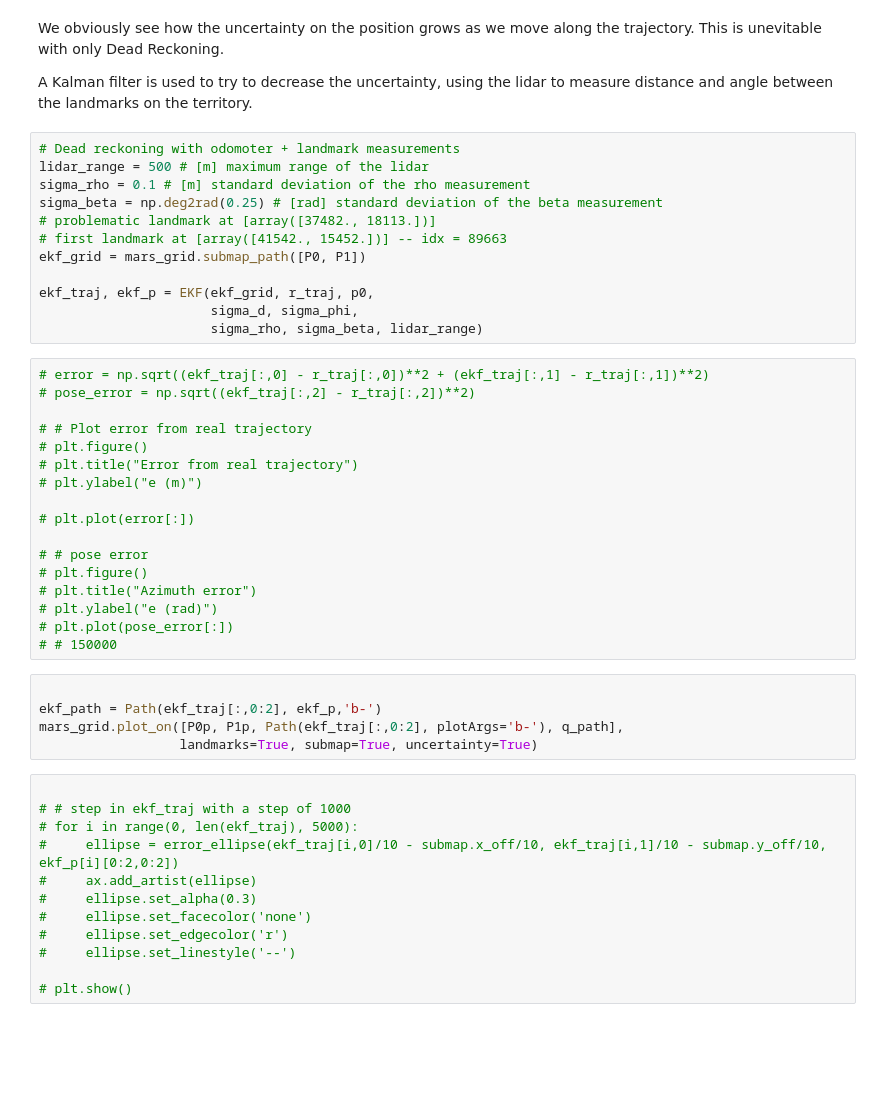
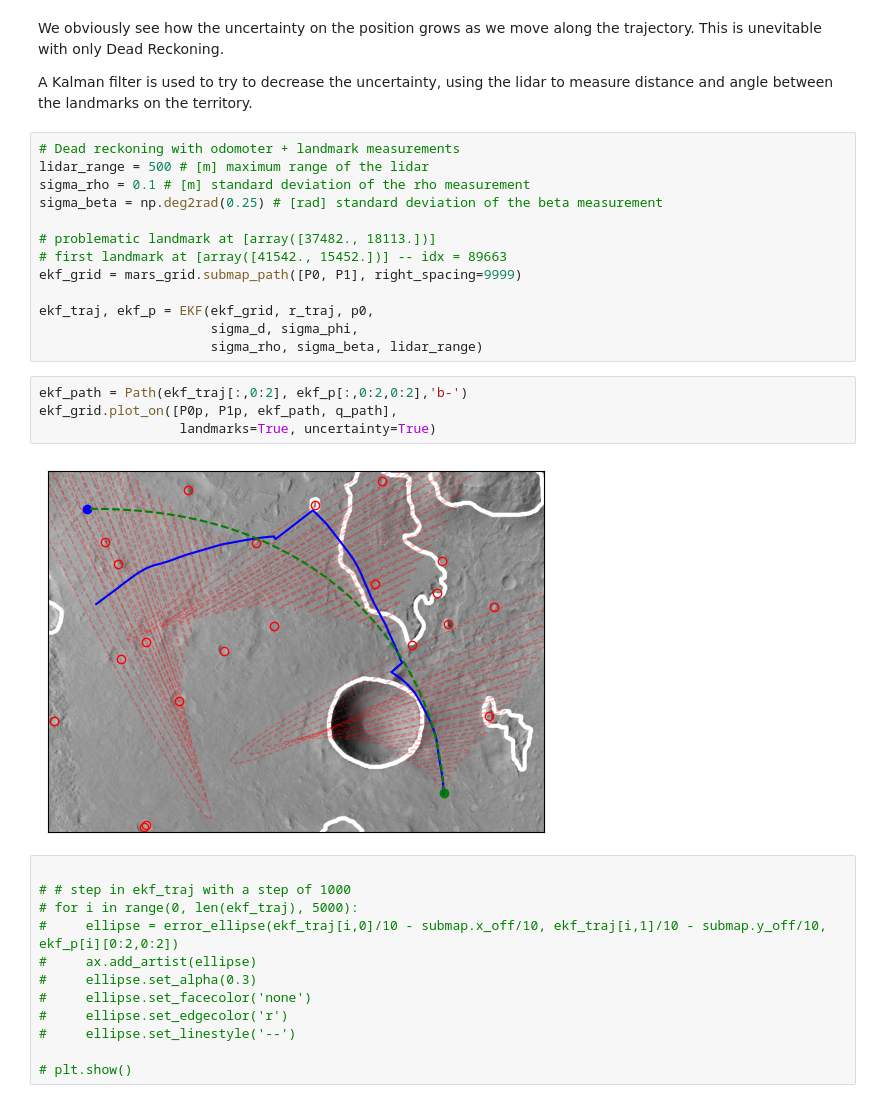
Before and after one commit to Meoli96/Robotic-pathfinding, a Jupyter notebook: main.ipynb, the cells around one changed output. Saved outputs shown, nothing was run; the diff lists cells and outputs as text; blank space fills up the shorter version.

```diff
--- a/main.ipynb
+++ b/main.ipynb
@@ -362,35 +360,20 @@ A Kalman filter is used to try to decrease the uncertainty, using the lidar to m
 lidar_range = 500 # [m] maximum range of the lidar
 sigma_rho = 0.1 # [m] standard deviation of the rho measurement
 sigma_beta = np.deg2rad(0.25) # [rad] standard deviation of the beta measurement
+
 # problematic landmark at [array([37482., 18113.])]
 # first landmark at [array([41542., 15452.])] -- idx = 89663
-ekf_grid = mars_grid.submap_path([P0, P1])
+ekf_grid = mars_grid.submap_path([P0, P1], right_spacing=9999)
 
 ekf_traj, ekf_p = EKF(ekf_grid, r_traj, p0,
                       sigma_d, sigma_phi,
                       sigma_rho, sigma_beta, lidar_range)
-# %%
-# error = np.sqrt((ekf_traj[:,0] - r_traj[:,0])**2 + (ekf_traj[:,1] - r_traj[:,1])**2)
-# pose_error = np.sqrt((ekf_traj[:,2] - r_traj[:,2])**2)
-
-# # Plot error from real trajectory
-# plt.figure()
-# plt.title("Error from real trajectory")
-# plt.ylabel("e (m)")
-
-# plt.plot(error[:])
-
-# # pose error
-# plt.figure()
-# plt.title("Azimuth error")
-# plt.ylabel("e (rad)")
-# plt.plot(pose_error[:])
-# # 150000
 # %%
-
-ekf_path = Path(ekf_traj[:,0:2], ekf_p,'b-')
-mars_grid.plot_on([P0p, P1p, Path(ekf_traj[:,0:2], plotArgs='b-'), q_path],
-                  landmarks=True, submap=True, uncertainty=True)
+ekf_path = Path(ekf_traj[:,0:2], ekf_p[:,0:2,0:2],'b-')
+ekf_grid.plot_on([P0p, P1p, ekf_path, q_path],
+                  landmarks=True, uncertainty=True)
+# %% [output]
+[figure, added]
 # %%
 
 # # step in ekf_traj with a step of 1000
```
Also changed, not shown: parts of 13 cells of this notebook, 3 other files.
